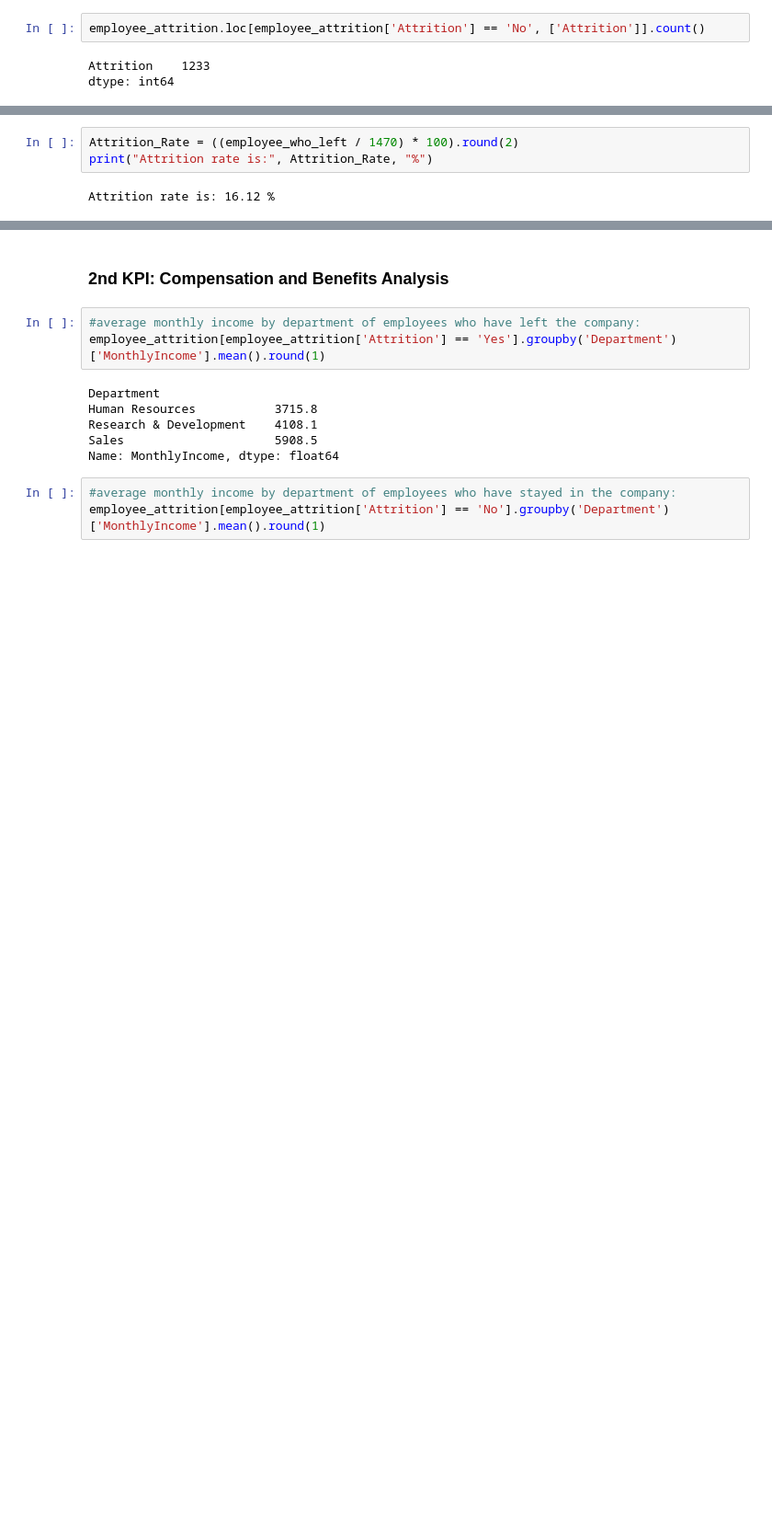
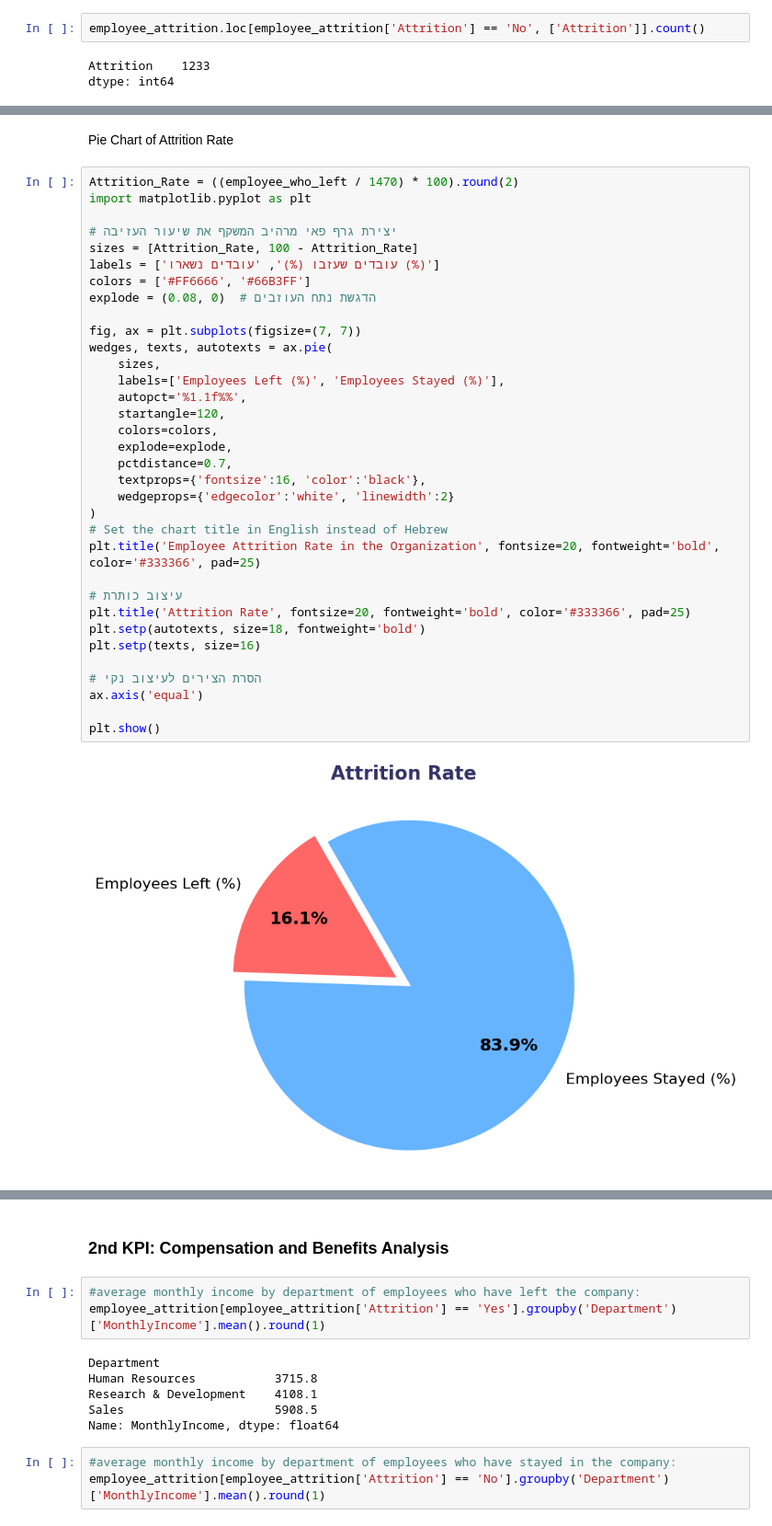
Before and after one commit to OfirBH/Final-Project---Python, a Jupyter notebook: Python_Final_Project2.ipynb, the cells around one changed output, grey strips where cells are left out. Shown: that part at 92% size. Saved outputs shown, nothing was run; the diff lists cells and outputs as text; blank space fills up the shorter version.

```diff
--- a/Python_Final_Project2.ipynb
+++ b/Python_Final_Project2.ipynb
@@ -81,5 +120,38 @@ dtype: int64
+# %% [markdown]
+Pie Chart of Attrition Rate
 # %%
 Attrition_Rate = ((employee_who_left / 1470) * 100).round(2)
-print("Attrition rate is:", Attrition_Rate, "%")
+import matplotlib.pyplot as plt
+
+# יצירת גרף פאי מרהיב המשקף את שיעור העזיבה
+sizes = [Attrition_Rate, 100 - Attrition_Rate]
+labels = ['עובדים שעזבו (%)', 'עובדים נשארו (%)']
+colors = ['#FF6666', '#66B3FF']
+explode = (0.08, 0)  # הדגשת נתח העוזבים
+
+fig, ax = plt.subplots(figsize=(7, 7))
+wedges, texts, autotexts = ax.pie(
+    sizes,
+    labels=['Employees Left (%)', 'Employees Stayed (%)'],
+    autopct='%1.1f%%',
+    startangle=120,
+    colors=colors,
+    explode=explode,
+    pctdistance=0.7,
+    textprops={'fontsize':16, 'color':'black'},
+    wedgeprops={'edgecolor':'white', 'linewidth':2}
+)
+# Set the chart title in English instead of Hebrew
+plt.title('Employee Attrition Rate in the Organization', fontsize=20, fontweight='bold', color='#333366', pad=25)
+
+# עיצוב כותרת
+plt.title('Attrition Rate', fontsize=20, fontweight='bold', color='#333366', pad=25)
+plt.setp(autotexts, size=18, fontweight='bold')
+plt.setp(texts, size=16)
+
+# הסרת הצירים לעיצוב נקי
+ax.axis('equal')
+
+plt.show()
 # %% [output]
-Attrition rate is: 16.12 %
+[figure, added]
```
Also changed, not shown: parts of 24 cells of this notebook.
